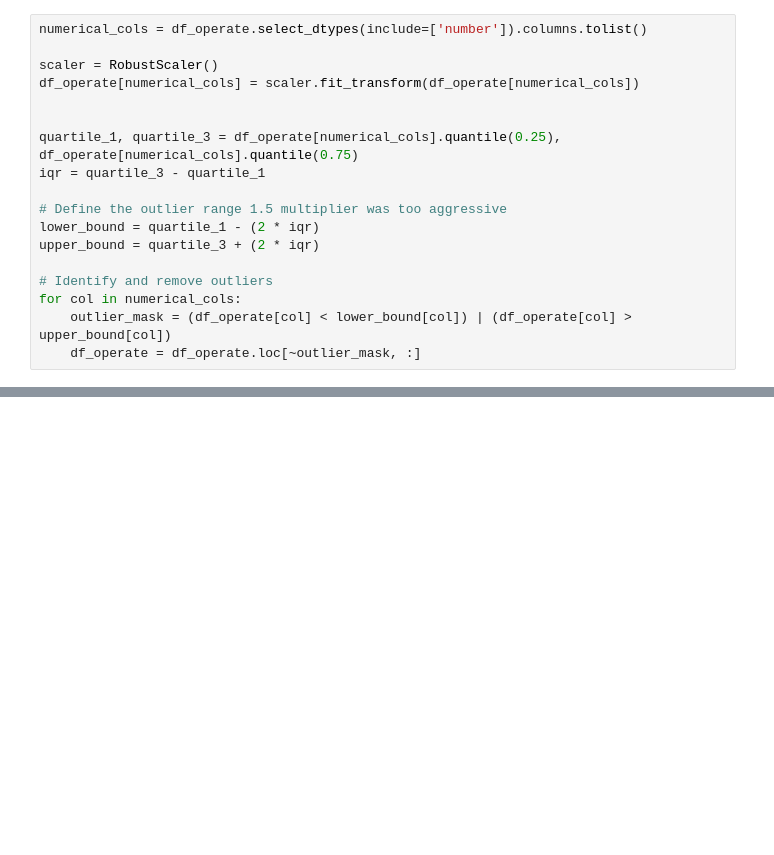
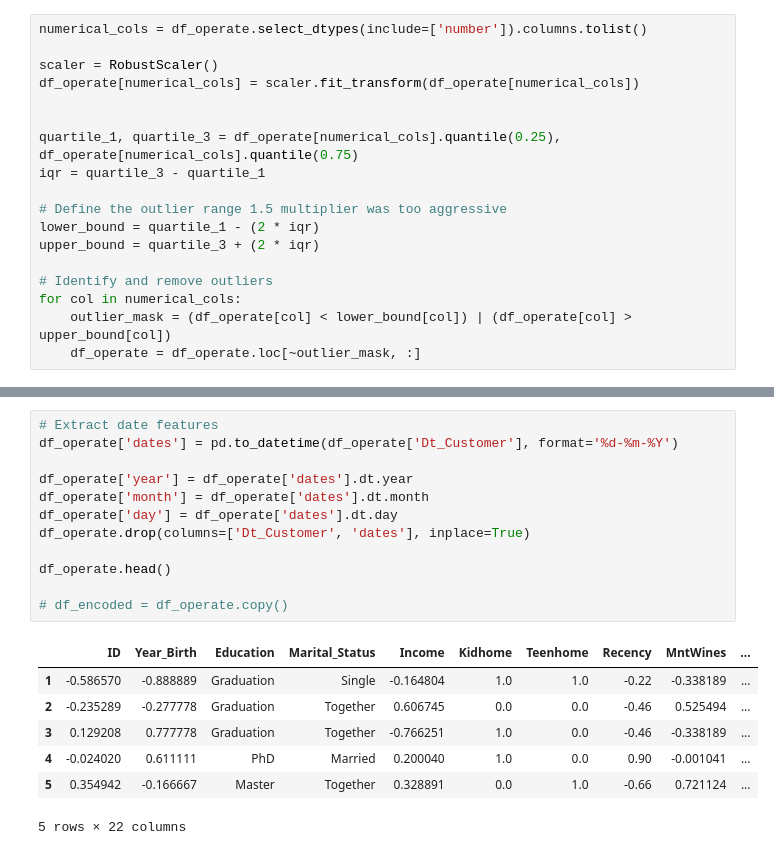
Before and after one commit to COMP3610-Group-H/Customer-Segmentation, a Jupyter notebook: Segmentation.ipynb, the cells around one changed output, grey strips where cells are left out. Drawn from its saved outputs; the diff is of its cells as text; blank space fills up the shorter version.

```diff
--- a/Segmentation.ipynb
+++ b/Segmentation.ipynb
@@ -332,0 +324,20 @@ dtype: int64
+# %%
+# Extract date features
+df_operate['dates'] = pd.to_datetime(df_operate['Dt_Customer'], format='%d-%m-%Y')
+
+df_operate['year'] = df_operate['dates'].dt.year
+df_operate['month'] = df_operate['dates'].dt.month
+df_operate['day'] = df_operate['dates'].dt.day
+df_operate.drop(columns=['Dt_Customer', 'dates'], inplace=True)
+
+df_operate.head()
+
+# df_encoded = df_operate.copy()
+# %% [output]
+|  | ID | Year_Birth | Education | Marital_Status | Income | Kidhome | Teenhome | Recency | MntWines | ... |
+| 1 | -0.586570 | -0.888889 | Graduation | Single | -0.164804 | 1.0 | 1.0 | -0.22 | -0.338189 | ... |
+| 2 | -0.235289 | -0.277778 | Graduation | Together | 0.606745 | 0.0 | 0.0 | -0.46 | 0.525494 | ... |
+| 3 | 0.129208 | 0.777778 | Graduation | Together | -0.766251 | 1.0 | 0.0 | -0.46 | -0.338189 | ... |
+| 4 | -0.024020 | 0.611111 | PhD | Married | 0.200040 | 1.0 | 0.0 | 0.90 | -0.001041 | ... |
+| 5 | 0.354942 | -0.166667 | Master | Together | 0.328891 | 0.0 | 1.0 | -0.66 | 0.721124 | ... |
+5 rows × 22 columns
```
Also changed, not shown: parts of 17 cells of this notebook.
